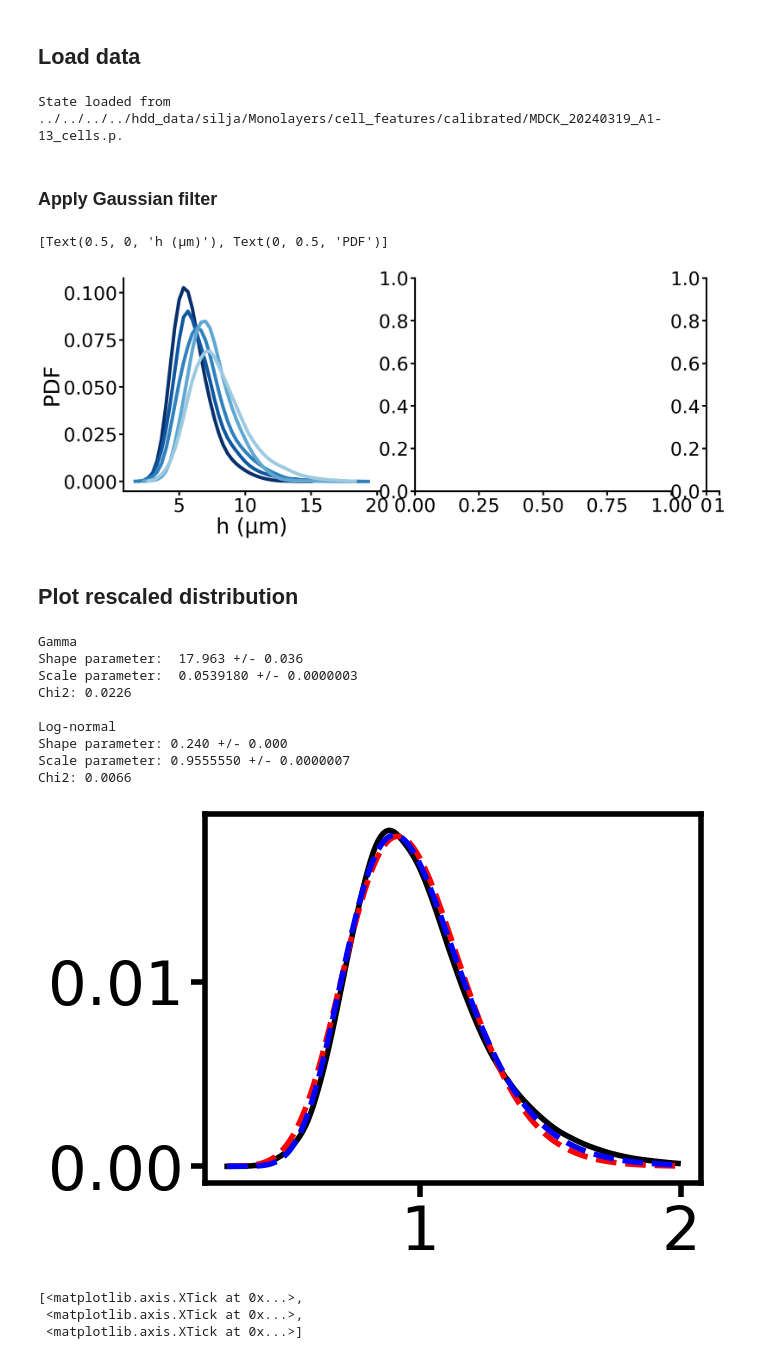
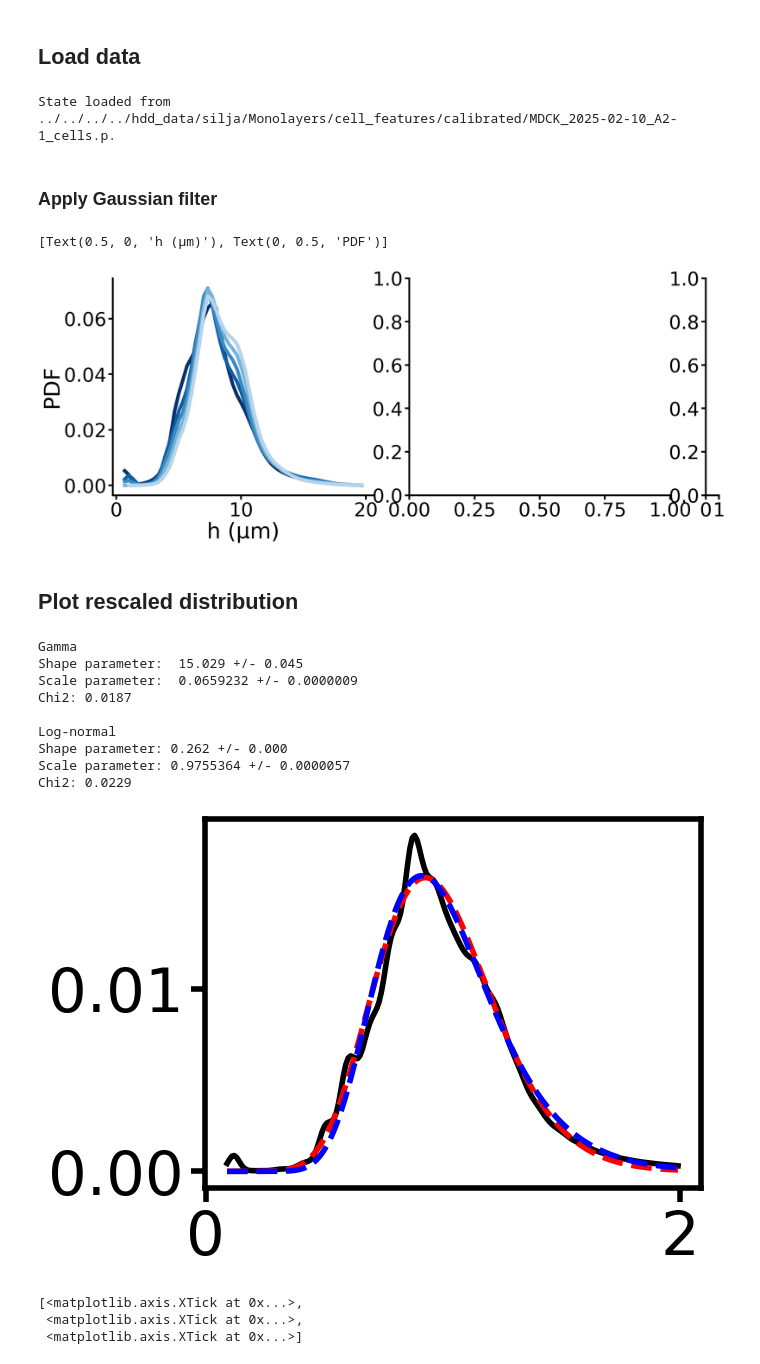
Before and after one commit to siljabl/MDCK-QPI, a Jupyter notebook: scripts/visualization/plot_field_distributions.ipynb, the cells around one changed output. Drawn from its saved outputs; the diff is of its cells as text; code cells hidden in the pictures.

```diff
--- a/scripts/visualization/plot_field_distributions.ipynb
+++ b/scripts/visualization/plot_field_distributions.ipynb
@@ -24,8 +24,8 @@ data_path = "../../../../hdd_data/silja/Monolayers/"
 # %%
 lw = 8
 cmap = "Blues_r"
-measure = "disc"
-dataset = "MDCK_20240319_A1-13"
+measure = "pixel"
+dataset = "MDCK_2025-02-10_A2-1"
 # delta = -1
 # gamma = 1.33
 # %% [markdown]
@@ -33,6 +33,7 @@ dataset = "MDCK_20240319_A1-13"
 # %%
 config = json.load(open(f"configs/{dataset}.json"))
 h_pix  = load_stack(f"{data_path}height_fields/calibrated/{dataset}/", config, data_type="cells")
+h_pix  = load_stack(f"{data_path}ri_fields/calibrated/{dataset}/",     config, data_type="cells")
 
 cells   = SegmentedCells(f"{data_path}cell_features/calibrated/{dataset}_cells.p")
 density = cells.density.astype("int")
@@ -43,7 +44,7 @@ microscope = config["microscope"]
 if config['microscope'] == "holomonitor": microscope = Holomonitor()
 elif config['microscope'] == "tomocube":  microscope = Tomocube()
 # %% [output]
-State loaded from ../../../../hdd_data/silja/Monolayers/cell_features/calibrated/MDCK_20240319_A1-13_cells.p.
+State loaded from ../../../../hdd_data/silja/Monolayers/cell_features/calibrated/MDCK_2025-02-10_A2-1_cells.p.
 # %% [markdown]
 ### Apply Gaussian filter
 # %%
@@ -128,7 +129,7 @@ ax[0].set(xlabel=r"h (µm)", ylabel=r"PDF")
 # ax[0].set(xlim=(-0.5, 16))
 # %% [output]
 [Text(0.5, 0, 'h (µm)'), Text(0, 0.5, 'PDF')]
-[figure, old version]
+[figure, new version]
 # %% [markdown]
 ## Plot rescaled distribution
 # %%
@@ -155,7 +156,7 @@ for y in y_pdf_rescaled:
 if measure == "disc":
     xlim = 2
 elif measure == "pixel":
-    xlim = 3
+    xlim = 2
 
 # Define function
 def gamma_distribution(x, a, scale):
@@ -185,40 +186,40 @@ if measure == "pixel":
     l_params, l_popt = curve_fit(lognorm_distribution, x_mean, y_mean, p0=[8, 0.12])
     lognorm = lognorm_distribution(x_mean, *l_params)
 
 elif measure == "disc":
     g_params, g_popt = curve_fit(gamma_distribution, x_mean, y_mean, p0=[24, 0.045])
     gamma = gamma_distribution(x_mean, *g_params)
 
     l_params, l_popt = curve_fit(lognorm_distribution, x_mean, y_mean, p0=[0.1,0.1])# p0=[0.2, 1])
     lognorm = lognorm_distribution(x_mean, *l_params)
 
 
 # Plot
 plt.plot(x_mean, y_mean, 'k')
 plt.plot(x_mean, gamma, 'r--')
 plt.plot(x_mean, lognorm, 'b--')
 plt.yscale("linear")
 
 print("Gamma")
 print(f"Shape parameter:  {g_params[0]:0.3f} +/- {g_popt[0,0]:0.3f}")
 print(f"Scale parameter:  {g_params[1]:0.7f} +/- {g_popt[1,1]:0.7f}")
 print(f"Chi2: {np.sum((gamma - y_mean)**2 / y_mean):0.4f}")
 
 print("\nLog-normal")
 print(f"Shape parameter: {l_params[0]:0.3f} +/- {l_popt[0,0]:0.3f}")
 print(f"Scale parameter: {l_params[1]:0.7f} +/- {l_popt[1,1]:0.7f}")
 print(f"Chi2: {np.sum((lognorm - y_mean)**2 / y_mean):0.4f}")
 # %% [output]
 Gamma
-Shape parameter:  17.963 +/- 0.036
-Scale parameter:  0.0539180 +/- 0.0000003
-Chi2: 0.0226
+Shape parameter:  15.029 +/- 0.045
+Scale parameter:  0.0659232 +/- 0.0000009
+Chi2: 0.0187
 
 Log-normal
-Shape parameter: 0.240 +/- 0.000
-Scale parameter: 0.9555550 +/- 0.0000007
-Chi2: 0.0066
+Shape parameter: 0.262 +/- 0.000
+Scale parameter: 0.9755364 +/- 0.0000057
+Chi2: 0.0229
-[figure, old version]
+[figure, new version]
 # %%
 # Plot
 colors = mpl.colormaps[cmap](np.linspace(0, 0.7, 10))
```
Also changed, not shown: parts of 1 cell of this notebook.
